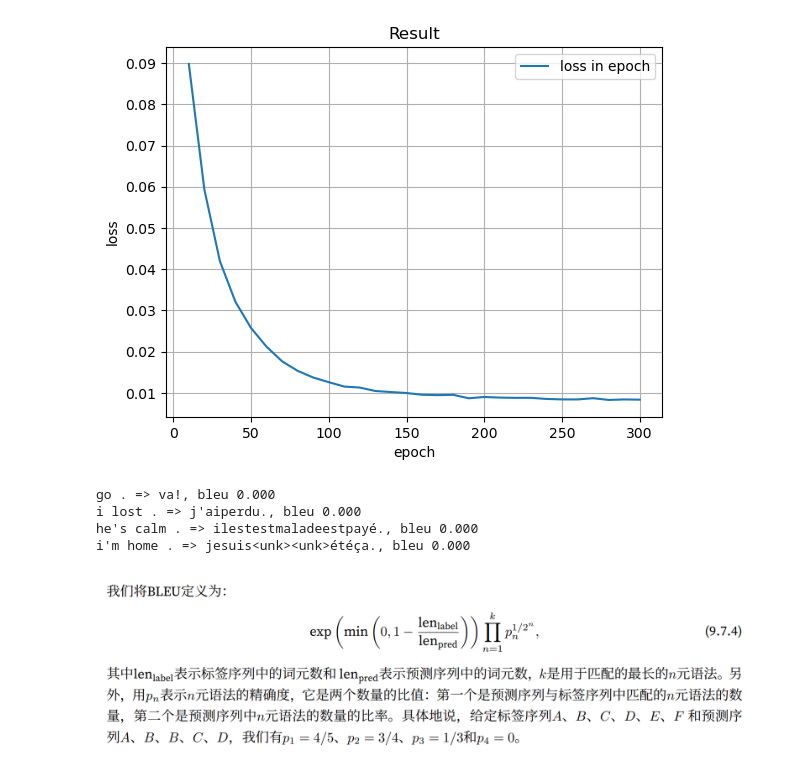
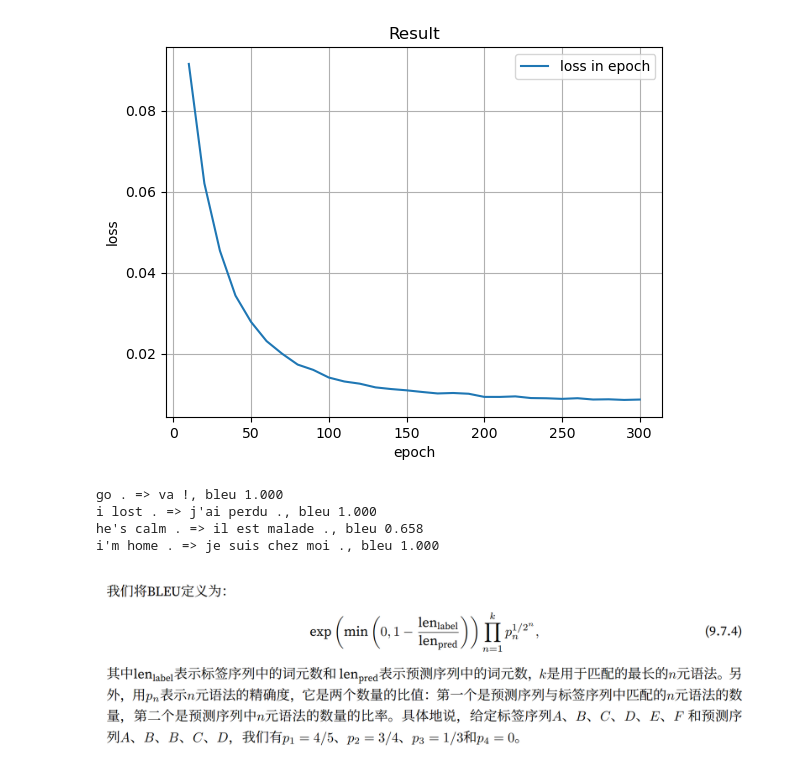
Before and after one commit to IrisXeK/DeepLearning, a Jupyter notebook: RNN/Seq to Seq.ipynb, the cells around one changed output. Cells and saved outputs as stored; diff of their text form; code cells hidden in the pictures.

```diff
--- a/RNN/Seq to Seq.ipynb
+++ b/RNN/Seq to Seq.ipynb
@@ -1,6 +1,7 @@
 # %%
 import torch, utils, math, collections, nmt_utils
 from torch import nn
+
 class Seq2SeqEncoder(utils.Encoder):
     """
     用于序列到序列学习的循环神经网络编码器。
@@ -22,12 +23,6 @@ class Seq2SeqEncoder(utils.Encoder):
         # 输出state的形状为  (num_layers, batch_size, num_hiddens)
         return output, state # 输出和隐状态 最后一次更新的隐状态即为要传递给Decoder的上下文变量
 
-# encoder = Seq2SeqEncoder(vocab_size=10, embed_size=8, num_hiddens=16, num_layers=2)
-# encoder.eval()
-# X = torch.zeros((4, 7), dtype=torch.long)
-# output, state = encoder(X)
-# output.shape
-
 class Seq2SeqDecoder(utils.Decoder):
     """
     用于序列到序列学习的循环神经网络编码器。
@@ -43,27 +38,19 @@ class Seq2SeqDecoder(utils.Decoder):
         self.dense = nn.Linear(num_hiddens, vocab_size)
 
     def init_state(self, encoder_outputs, *args):
-        #return encoder_outputs[1]
         # 使用编码器最后一个时间步的隐状态来初始化解码器的隐状态 1表示的是输出(output, state)中的state
-        return (encoder_outputs[1], encoder_outputs[1][-1])
+        return encoder_outputs[1]
 
-    def forward(self, X, state):
+    def forward(self, X, state, context=None):
         X = self.embedding(X).permute(1, 0, 2) # X.shape:(num_steps, batch_size, embed_size)
-        context = state[-1].repeat(X.shape[0], 1, 1) # 广播context，使其具有与X相同的num_steps
-        encode, state = state[1], state[0]
-        X_and_context = torch.concat((X, context), dim=2) # 在embed_size维度上连接输入X和上下文变量state
+        if context is None:
+            context = state[-1].repeat(X.shape[0], 1, 1) # 广播context，使其具有与X相同的num_steps
+            X_and_context = torch.concat((X, context), dim=2) # 在embed_size维度上连接输入X和上下文变量state
+        else:
+            X_and_context = torch.concat((X, context), dim=2) # 在embed_size维度上连接输入X和上下文变量state
         output, state = self.rnn(X_and_context, state)
         output = self.dense(output).permute(1, 0, 2)
-        # output: (batch_size, num_steps, num_hiddens)
-        # state:  (num_layers, batch_size, num_hiddens)
-        # return output, state
-        return output, (state, encode)
-
-# decoder = Seq2SeqDecoder(vocab_size=10, embed_size=8, num_hiddens=16, num_layers=2)
-# decoder.eval()
-# state = decoder.init_state(encoder(X))
-# output, state = decoder(X, state)
-# output.shape, state.shape
+        return output, state
 
 class MaskedSoftmaxCrossEntropyLoss(nn.CrossEntropyLoss):
     """带屏蔽不相关项的交叉熵损失函数"""
@@ -127,8 +114,7 @@ def seq2seq_train(net, data_iter, lr, num_epochs, target_vocab, device):
     with timer:
         for epoch in range(num_epochs):
             metric = utils.Accumulator(2) # 训练损失总和, 词元数量
-            for batch in data_iter:
-                # batch.shape:(src_array, src_valid_len, tgt_array, tgt_valid_len)
+            for batch in data_iter: # batch.shape:(src_array, src_valid_len, tgt_array, tgt_valid_len)
                 optimizer.zero_grad()
                 X, X_valid_len, Y, Y_valid_len = [x.to(device) for x in batch]
                 # 给每组文本列添加起始标志'<bos>'
@@ -152,16 +138,17 @@ def predict_seq2seq(net, src_sentence, src_vocab, tgt_vocab,
                     num_steps, device, save_attention_weights=False):
     """序列到序列模型的预测"""
     net.eval()
-    src_tokens = src_vocab[src_sentence.lower().split(' ')] + [src_vocab['<eos>']]
+    src_tokens = src_vocab[src_sentence.lower().split(' ')] + [src_vocab['<eos>']] # 给src_tokens加上'<eos>'
     encoder_valid_len = torch.tensor([len(src_tokens)], device=device)
-    src_tokens = nmt_utils.truncate_pad(src_tokens, num_steps, src_vocab['<pad>'])
+    src_tokens = nmt_utils.truncate_pad(src_tokens, num_steps, src_vocab['<pad>']) # 对源词元进行截断和填充
     encoder_X = torch.unsqueeze(torch.tensor(src_tokens, dtype=torch.long, device=device), dim=0) # 添加批量轴
     encoder_outputs = net.encoder(encoder_X, encoder_valid_len)
     decoder_state = net.decoder.init_state(encoder_outputs, encoder_valid_len)
     decoder_X = torch.unsqueeze(torch.tensor([tgt_vocab['<bos>']], dtype=torch.long, device=device), dim=0) # 添加批量轴
+    context = encoder_outputs[1][-1].repeat(decoder_X.shape[0], 1, 1)
     output_seq, attention_weight_seq = [], []
     for _ in range(num_steps):
-        Y, decoder_state = net.decoder(decoder_X, decoder_state)
+        Y, decoder_state = net.decoder(decoder_X, decoder_state, context) # Y.shape=(1, 1, tgt_vocab_size)
         decoder_X = Y.argmax(dim=2) # 使用具有最高可能性的词元, 作为解码器在下一时间步的输入
         pred = decoder_X.squeeze(dim=0).type(torch.int32).item()
         if save_attention_weights: # 保存注意力权重
@@ -169,13 +156,13 @@ def predict_seq2seq(net, src_sentence, src_vocab, tgt_vocab,
         if pred == tgt_vocab['<eos>']: # 一旦结束词元被预测,输出序列的生成就完成了
             break
         output_seq.append(pred)
-    return ''.join(tgt_vocab.to_tokens(output_seq)), attention_weight_seq
+    return ' '.join(tgt_vocab.to_tokens(output_seq)), attention_weight_seq
 
 
 embed_size, num_hiddens, num_layers, dropout = 32, 32, 2, 0.1
 batch_size, num_steps = 64, 10
 lr, num_epochs, device = 0.005, 300, utils.try_gpu()
-train_iter, src_vocab, tgt_vocab =  utils.load_data_nmt(batch_size, num_steps)
+train_iter, src_vocab, tgt_vocab =  nmt_utils.load_data_nmt(batch_size, num_steps)
 
 encoder = Seq2SeqEncoder(len(src_vocab), embed_size, num_hiddens, num_layers, dropout)
 decoder = Seq2SeqDecoder(len(tgt_vocab), embed_size, num_hiddens, num_layers, dropout)
@@ -202,4 +189,4 @@ epoch:300, loss:0.008
-[figure, old version]
+[figure, new version]
 # %%
 def bleu(pred_seq, label_seq, k):
     """计算BLEU"""
@@ -223,9 +210,9 @@ for eng, fra in zip(engs, fras):
     translation, attention_weight_seq = predict_seq2seq(net, eng, src_vocab, tgt_vocab, num_steps, device)
     print(f'{eng} => {translation}, bleu {bleu(translation, fra, k=2):.3f}')
 # %% [output]
-go . => va!, bleu 0.000
-i lost . => j'aiperdu., bleu 0.000
-he's calm . => ilestestmaladeestpayé., bleu 0.000
-i'm home . => jesuis<unk><unk>étéça., bleu 0.000
+go . => va !, bleu 1.000
+i lost . => j'ai perdu ., bleu 1.000
+he's calm . => il est malade ., bleu 0.658
+i'm home . => je suis chez moi ., bleu 1.000
 # %% [markdown]
 ![image.png](attachment:image.png)
```
Also changed, not shown: parts of 1 cell of this notebook, 1 other file.
